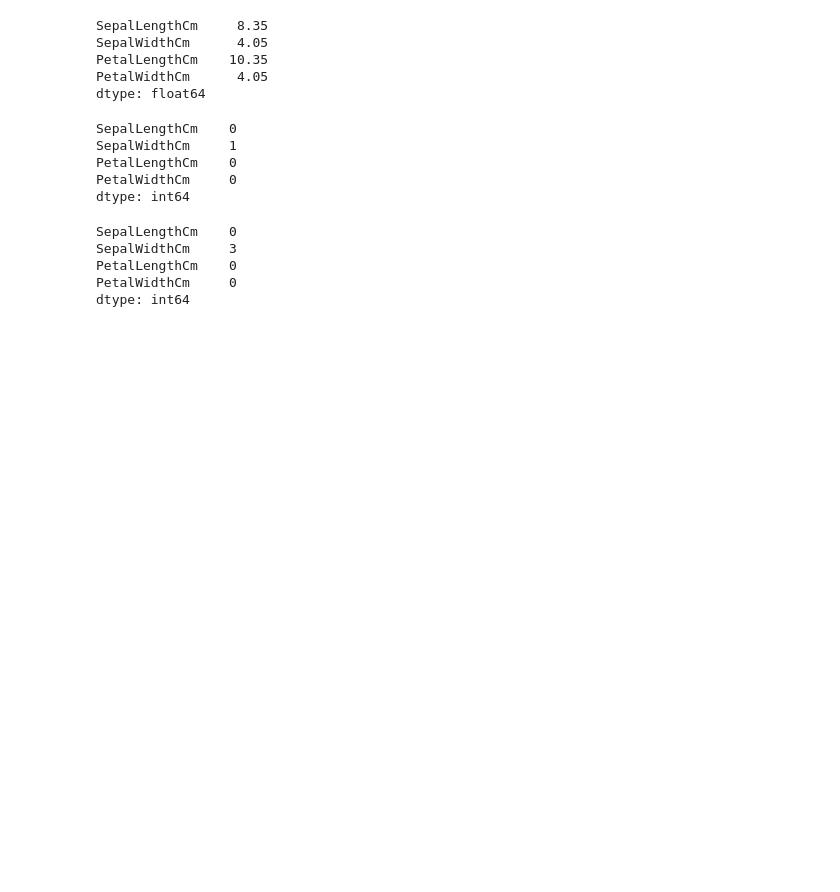
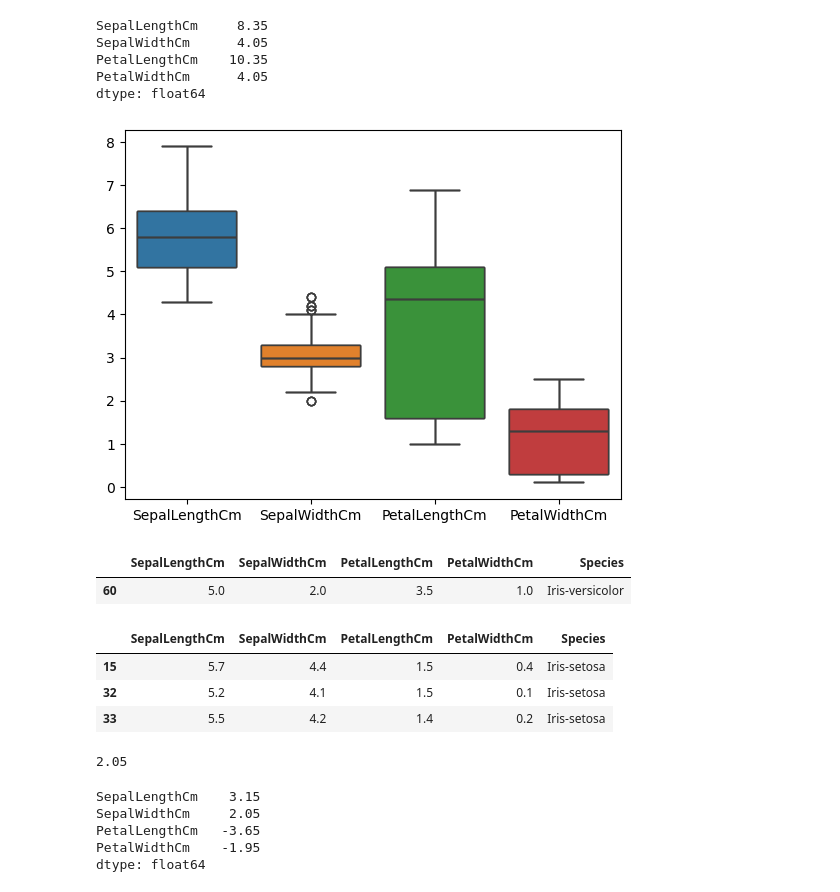
Before and after one commit to thasvithu/iNeuron-Full-Stack-Data-Science, a Jupyter notebook: 05 Machine Learning/Practice/01 Work with Iris Dataset/Untitled.ipynb, the cells around one changed output. Saved outputs shown, nothing was run; the diff lists cells and outputs as text; code cells hidden in the pictures; blank space fills up the shorter version.

```diff
--- a/05 Machine Learning/Practice/01 Work with Iris Dataset/Untitled.ipynb
+++ b/05 Machine Learning/Practice/01 Work with Iris Dataset/Untitled.ipynb
@@ -654,19 +654,32 @@ SepalWidthCm      4.05
 PetalLengthCm    10.35
 PetalWidthCm      4.05
 dtype: float64
-# %%
-(numeric_features < lower_limit).sum()
-# %% [output]
-SepalLengthCm    0
-SepalWidthCm     1
-PetalLengthCm    0
-PetalWidthCm     0
-dtype: int64
-# %%
-(numeric_features > upper_limit).sum()
-# %% [output]
-SepalLengthCm    0
-SepalWidthCm     3
-PetalLengthCm    0
-PetalWidthCm     0
-dtype: int64
+# %%
+for feature in numeric_features:
+    sns.boxplot(data=numeric_features)
+# %% [output]
+[figure, added]
+# %%
+iris[iris["SepalWidthCm"] < lower_limit.iloc[1]]
+# %% [output]
+|  | SepalLengthCm | SepalWidthCm | PetalLengthCm | PetalWidthCm | Species |
+| 60 | 5.0 | 2.0 | 3.5 | 1.0 | Iris-versicolor |
+# %%
+iris[iris["SepalWidthCm"] > upper_limit.iloc[1]]
+# %% [output]
+|  | SepalLengthCm | SepalWidthCm | PetalLengthCm | PetalWidthCm | Species |
+| 15 | 5.7 | 4.4 | 1.5 | 0.4 | Iris-setosa |
+| 32 | 5.2 | 4.1 | 1.5 | 0.1 | Iris-setosa |
+| 33 | 5.5 | 4.2 | 1.4 | 0.2 | Iris-setosa |
+# %%
+lower_limit.iloc[1]
+# %% [output]
+2.05
+# %%
+lower_limit
+# %% [output]
+SepalLengthCm    3.15
+SepalWidthCm     2.05
+PetalLengthCm   -3.65
+PetalWidthCm    -1.95
+dtype: float64
```
Also changed, not shown: parts of 12 cells of this notebook.
